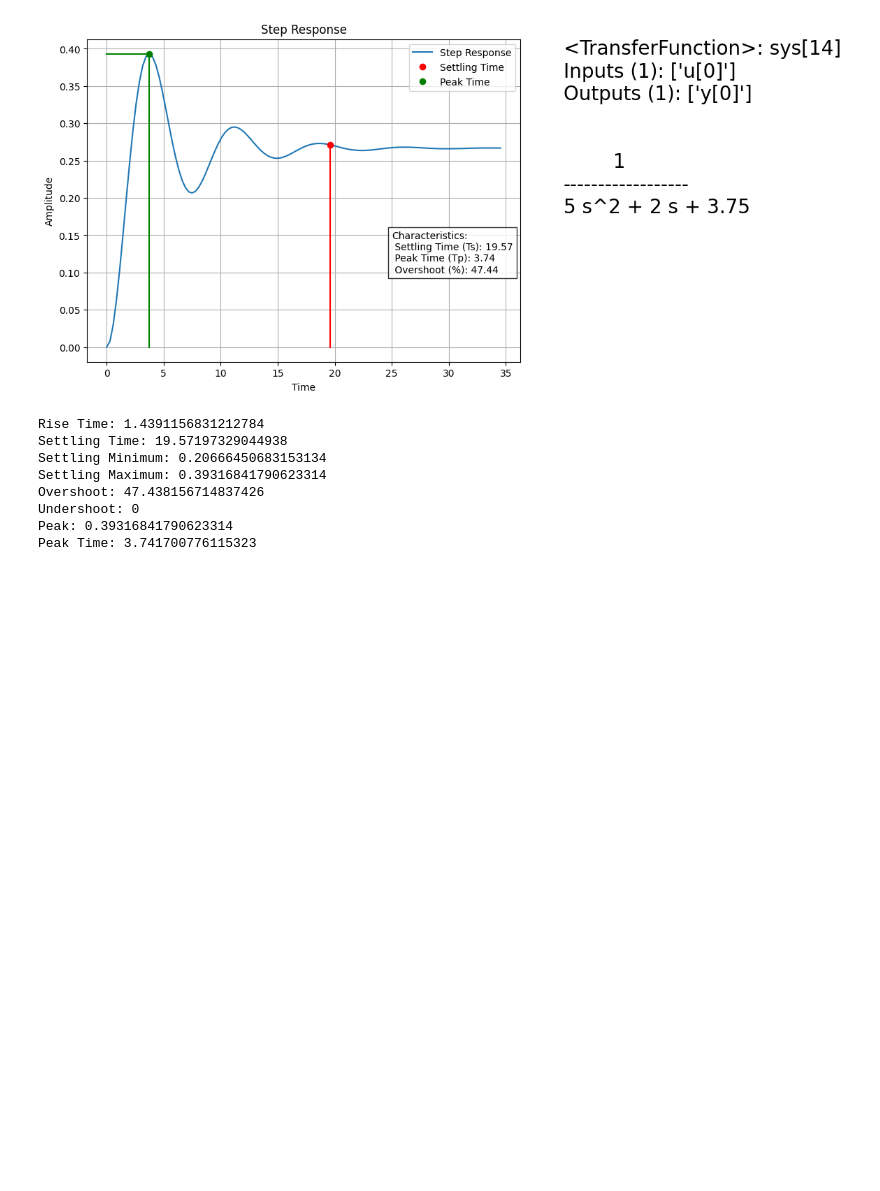
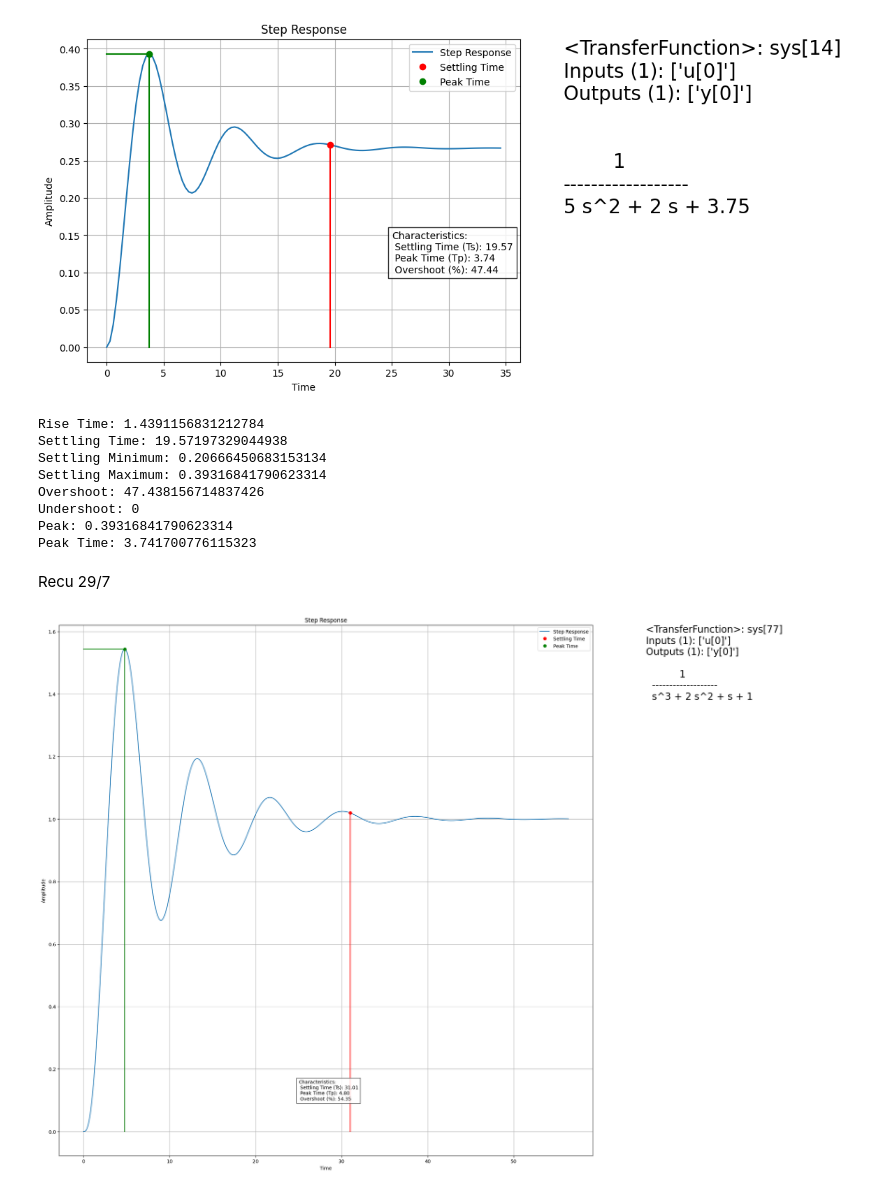
Before and after one commit to lkamimura/SDC, a Jupyter notebook: UT2.ipynb, the cells around one changed output. Drawn from its saved outputs; the diff is of its cells as text; code cells hidden in the pictures; blank space fills up the shorter version.

```diff
--- a/UT2.ipynb
+++ b/UT2.ipynb
@@ -97,3 +97,57 @@ Overshoot: 47.438156714837426
 Undershoot: 0
 Peak: 0.39316841790623314
 Peak Time: 3.741700776115323
+# %% [markdown]
+Recu 29/7
+# %%
+import control
+from control.matlab import *
+import matplotlib.pyplot as plt
+import sympy
+import scipy.interpolate as interpolate
+
+
+Kt=1;L=1;J=1;B=1;R=1;
+
+G = tf([Kt/L/J],[J,  B/J+R/L, R*B/L/J, 0])
+
+sys = feedback(G,1)
+
+plt.figure(figsize=(20, 20))  # Adjust figure size for better readability
+yout, T = step(sys)
+plt.plot(T.T, yout.T, label='Step Response')
+plt.xlabel('Time')
+plt.ylabel('Amplitude')
+plt.title(f'Step Response')
+plt.grid(True)
+plt.legend()
+
+fint=interpolate.interp1d(T, yout, kind='cubic')
+info = stepinfo(sys)
+rt = info['RiseTime']
+ts = info['SettlingTime']
+settling_min = info['SettlingMin']
+settling_max = info['SettlingMax']
+overshoot = info['Overshoot']
+undershoot = info['Undershoot']
+peak = info['Peak']
+tp = info['PeakTime']
+
+yts=fint(ts)
+ytp=fint(tp)
+plt.text(1.1, 1, sys, horizontalalignment='left', verticalalignment='top',
+          transform=plt.gca().transAxes, fontsize=20)
+
+plt.text(25, 0.1,f"Characteristics:\n"f" Settling Time (Ts): {ts:.2f}\n"
+f" Peak Time (Tp): {tp:.2f}\n"f" Overshoot (%): {overshoot:.2f}",
+         fontsize=10, bbox=dict(facecolor='white', alpha=0.8))
+
+plt.plot(ts, yts, 'ro', label='Settling Time')
+plt.plot([ts,ts], [0,yts], 'r')
+plt.plot([tp,tp], [0,ytp],'g')
+plt.plot([0,tp], [ytp,ytp],'g')
+plt.plot(tp, ytp,'go', label='Peak Time')
+plt.legend()
+plt.show()
+# %% [output]
+[figure, added]
```
Also changed, not shown: parts of 2 cells of this notebook, 3 other files.
